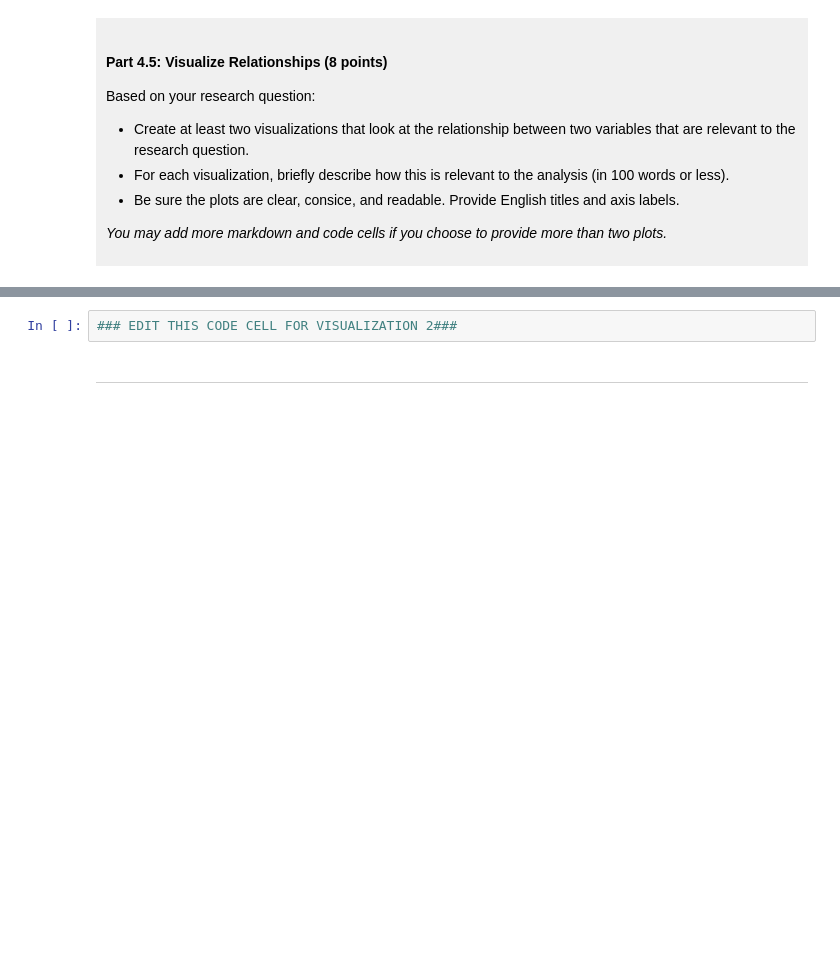
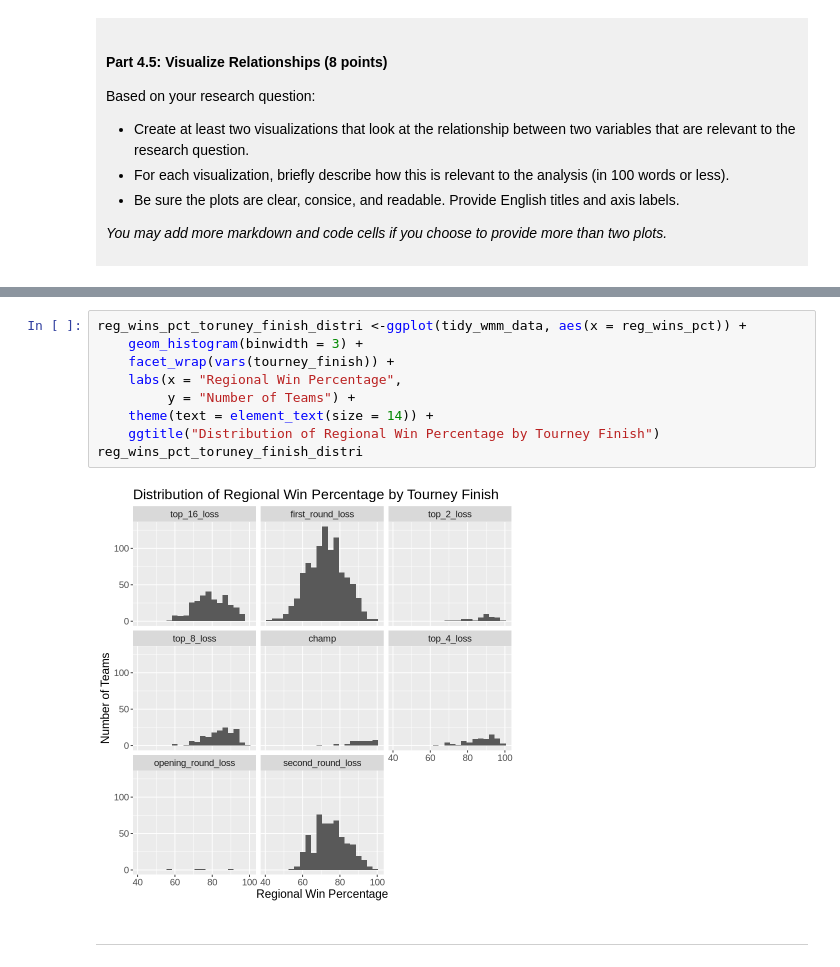
Before and after one commit to calebchow028/dsci-100-project-caleb-chow, a Jupyter notebook: dsci-100-project-notebook.ipynb, the cells around one changed output, grey strips where cells are left out. Saved outputs shown, nothing was run; the diff lists cells and outputs as text; blank space fills up the shorter version.

```diff
--- a/dsci-100-project-notebook.ipynb
+++ b/dsci-100-project-notebook.ipynb
@@ -399,5 +400,14 @@ Visualization 2: %%% EDIT THIS MARKDOWN CELL%%%
 # %%
-### EDIT THIS CODE CELL FOR VISUALIZATION 2###
+reg_wins_pct_toruney_finish_distri <-ggplot(tidy_wmm_data, aes(x = reg_wins_pct)) +
+    geom_histogram(binwidth = 3) +
+    facet_wrap(vars(tourney_finish)) +
+    labs(x = "Regional Win Percentage",
+         y = "Number of Teams") +
+    theme(text = element_text(size = 14)) +
+    ggtitle("Distribution of Regional Win Percentage by Tourney Finish")
+reg_wins_pct_toruney_finish_distri
+# %% [output]
+[figure, added]
 # %% [markdown]
 ------
 # %% [markdown]
```
Also changed, not shown: parts of 5 cells of this notebook.
